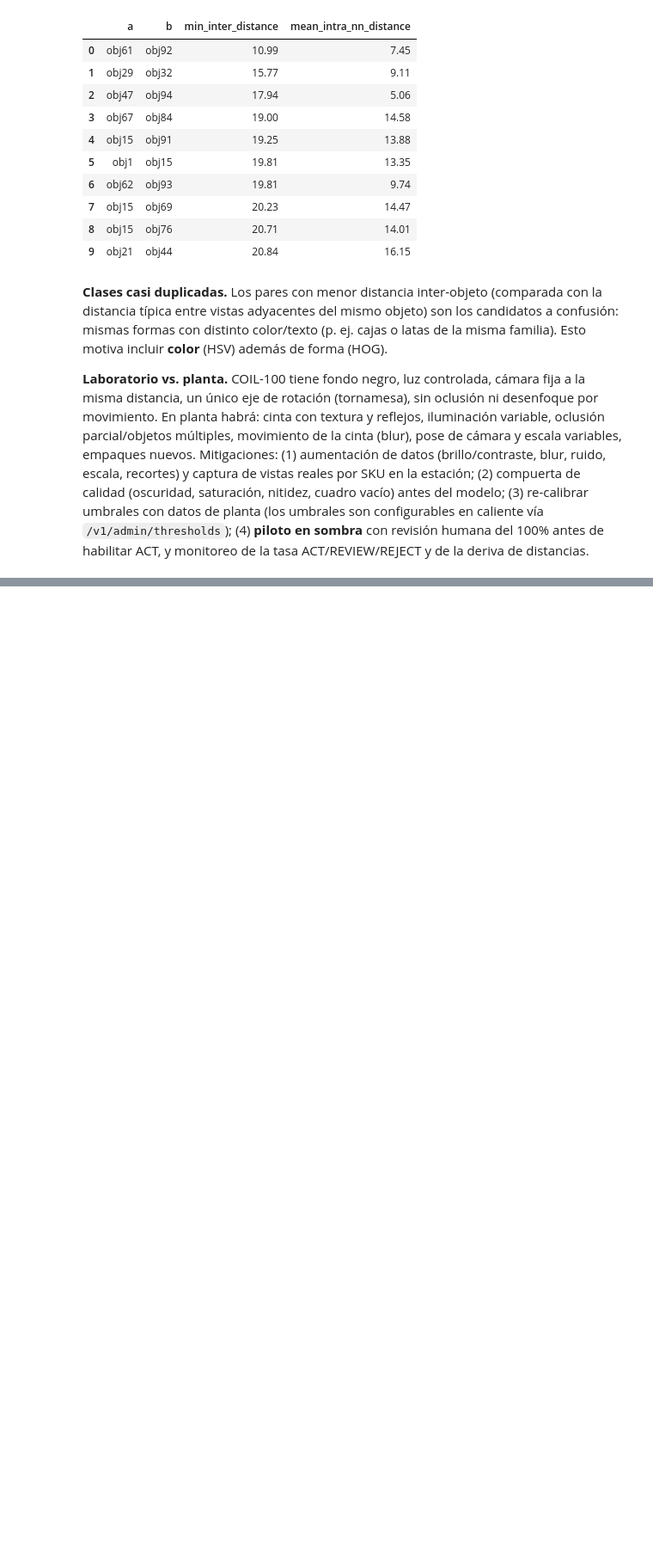
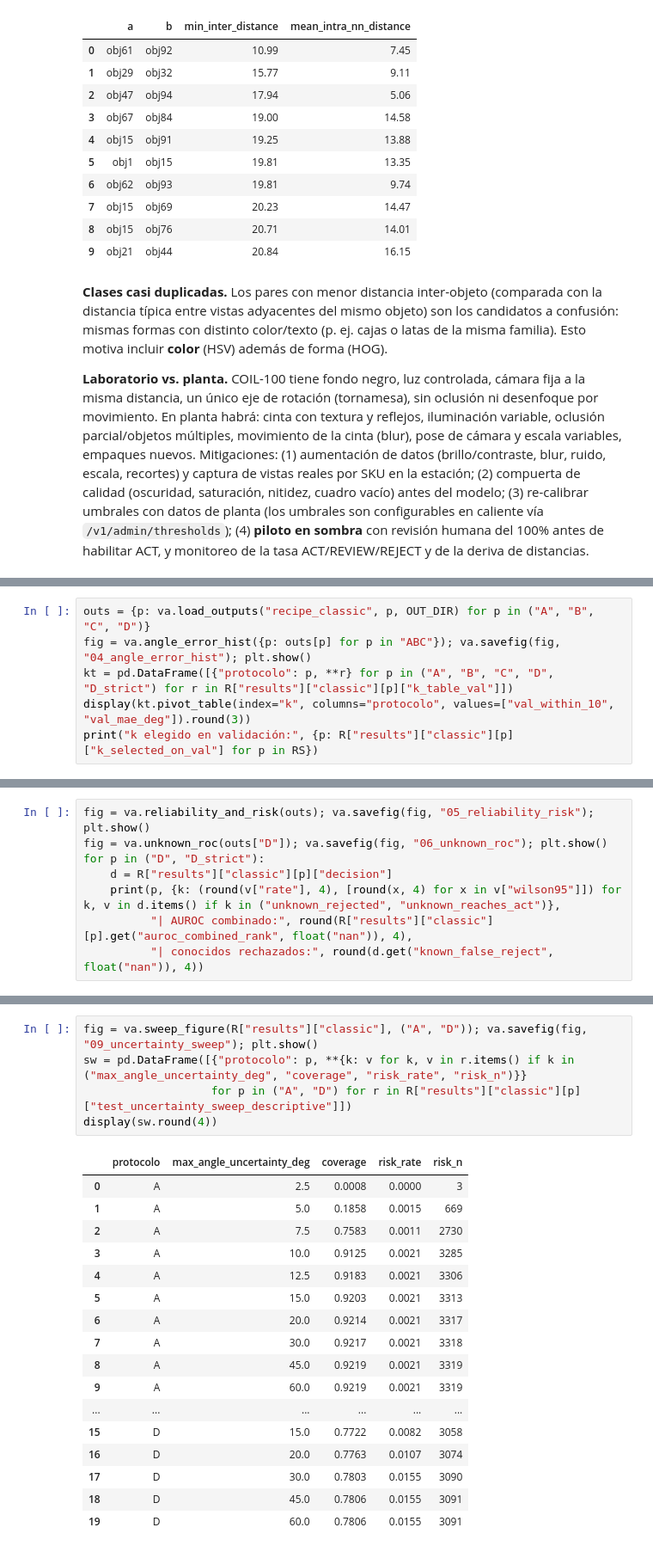
Before and after one commit to Looocust/planta-vision-ia, a Jupyter notebook: notebooks/01_experimentacion.ipynb, the cells around one changed output, grey strips where cells are left out. Shown at 86% size. Saved outputs shown, nothing was run; the diff lists cells and outputs as text; blank space fills up the shorter version.

```diff
--- a/notebooks/01_experimentacion.ipynb
+++ b/notebooks/01_experimentacion.ipynb
@@ -562,0 +360,6 @@ Tiempo total del notebook: 6.2 min
+# %%
+outs = {p: va.load_outputs("recipe_classic", p, OUT_DIR) for p in ("A", "B", "C", "D")}
+fig = va.angle_error_hist({p: outs[p] for p in "ABC"}); va.savefig(fig, "04_angle_error_hist"); plt.show()
+kt = pd.DataFrame([{"protocolo": p, **r} for p in ("A", "B", "C", "D", "D_strict") for r in R["results"]["classic"][p]["k_table_val"]])
+display(kt.pivot_table(index="k", columns="protocolo", values=["val_within_10", "val_mae_deg"]).round(3))
+print("k elegido en validación:", {p: R["results"]["classic"][p]["k_selected_on_val"] for p in RS})
@@ -562,0 +382,8 @@ Tiempo total del notebook: 6.2 min
+# %%
+fig = va.reliability_and_risk(outs); va.savefig(fig, "05_reliability_risk"); plt.show()
+fig = va.unknown_roc(outs["D"]); va.savefig(fig, "06_unknown_roc"); plt.show()
+for p in ("D", "D_strict"):
+    d = R["results"]["classic"][p]["decision"]
+    print(p, {k: (round(v["rate"], 4), [round(x, 4) for x in v["wilson95"]]) for k, v in d.items() if k in ("unknown_rejected", "unknown_reaches_act")},
+          "| AUROC combinado:", round(R["results"]["classic"][p].get("auroc_combined_rank", float("nan")), 4),
+          "| conocidos rechazados:", round(d.get("known_false_reject", float("nan")), 4))
@@ -562,0 +409,23 @@ Tiempo total del notebook: 6.2 min
+# %%
+fig = va.sweep_figure(R["results"]["classic"], ("A", "D")); va.savefig(fig, "09_uncertainty_sweep"); plt.show()
+sw = pd.DataFrame([{"protocolo": p, **{k: v for k, v in r.items() if k in ("max_angle_uncertainty_deg", "coverage", "risk_rate", "risk_n")}}
+                   for p in ("A", "D") for r in R["results"]["classic"][p]["test_uncertainty_sweep_descriptive"]])
+display(sw.round(4))
+# %% [output]
+|  | protocolo | max_angle_uncertainty_deg | coverage | risk_rate | risk_n |
+| 0 | A | 2.5 | 0.0008 | 0.0000 | 3 |
+| 1 | A | 5.0 | 0.1858 | 0.0015 | 669 |
+| 2 | A | 7.5 | 0.7583 | 0.0011 | 2730 |
+| 3 | A | 10.0 | 0.9125 | 0.0021 | 3285 |
+| 4 | A | 12.5 | 0.9183 | 0.0021 | 3306 |
+| 5 | A | 15.0 | 0.9203 | 0.0021 | 3313 |
+| 6 | A | 20.0 | 0.9214 | 0.0021 | 3317 |
+| 7 | A | 30.0 | 0.9217 | 0.0021 | 3318 |
+| 8 | A | 45.0 | 0.9219 | 0.0021 | 3319 |
+| 9 | A | 60.0 | 0.9219 | 0.0021 | 3319 |
+| ... | ... | ... | ... | ... | ... |
+| 15 | D | 15.0 | 0.7722 | 0.0082 | 3058 |
+| 16 | D | 20.0 | 0.7763 | 0.0107 | 3074 |
+| 17 | D | 30.0 | 0.7803 | 0.0155 | 3090 |
+| 18 | D | 45.0 | 0.7806 | 0.0155 | 3091 |
+| 19 | D | 60.0 | 0.7806 | 0.0155 | 3091 |
```
Also changed, not shown: parts of 57 cells of this notebook, 44 other files.
